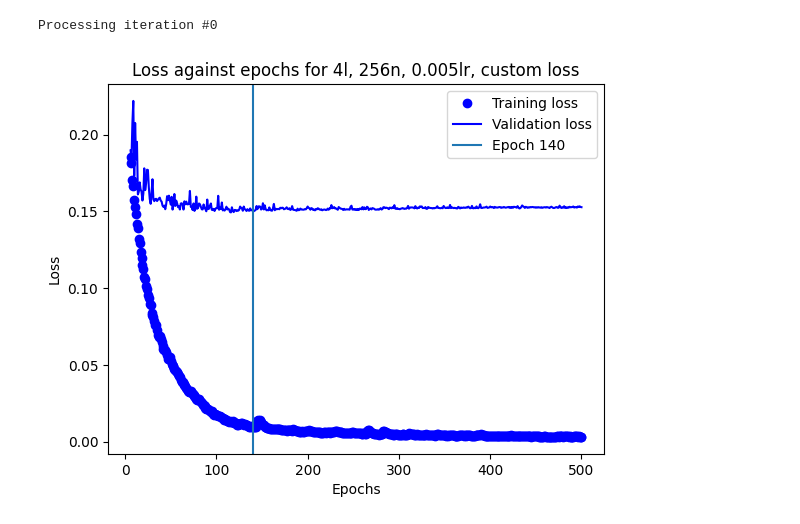
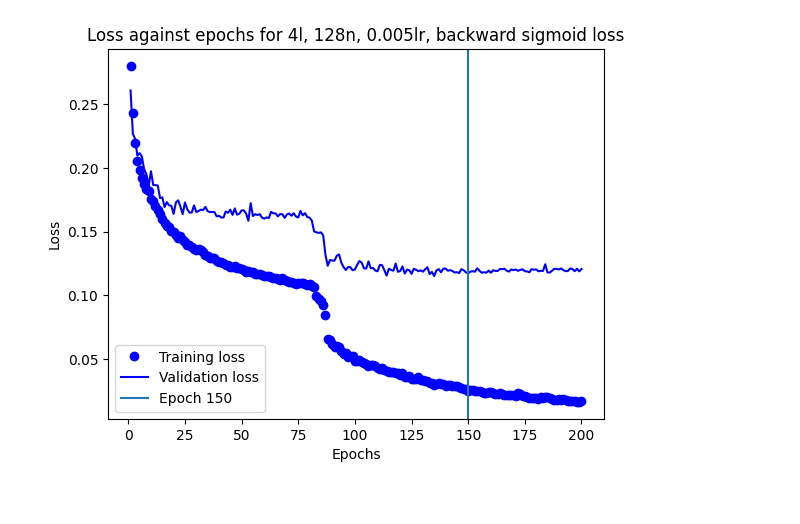
Before and after one commit to benvlasto/MPhys-Project, a Jupyter notebook: CLs_model.ipynb, the cells around one changed output. Saved outputs shown, nothing was run; the diff lists cells and outputs as text; code cells hidden in the pictures.

Commit message:
Trying new backward sigmoid MSE loss function. Better performance on validation data

```diff
--- a/CLs_model.ipynb
+++ b/CLs_model.ipynb
@@ -18,8 +18,12 @@ def custom_loss(y_true, y_pred):
     # Calculate normal squared error
     squared_error = tf.square(y_true - y_pred)
 
+    # Calculate sigmoid weight to focus on lower values
+    denominator = 1 + tf.exp(100*(y_pred-0.3))
+    weight = 0.5 * (1 + 1/denominator)
+
     # Apply weight to focus on values close to zero
-    weighted_squared_error = squared_error * (1-0.5*y_true)
+    weighted_squared_error = squared_error * weight
 
     # Return weighted MSE as loss
     loss = tf.reduce_mean(weighted_squared_error)
@@ -28,10 +32,10 @@ def custom_loss(y_true, y_pred):
 def build_model(): # Returns a compiled model, as K-fold cross validation involves building the same model lots of times
 
     model = keras.Sequential([
-        layers.Dense(256, activation="relu"),
-        layers.Dense(256, activation="relu"),
-        layers.Dense(256, activation="relu"),
-        layers.Dense(256, activation="relu"),
+        layers.Dense(128, activation="relu"),
+        layers.Dense(128, activation="relu"),
+        layers.Dense(128, activation="relu"),
+        layers.Dense(128, activation="relu"),
         layers.Dense(1, activation="sigmoid")
     ])
 
@@ -52,6 +56,8 @@ def k_fold_validation(k, num_epochs, df): # Trains model for one round of k-fold
     labels = shuffled_df.pop("Final__CLs")
     train = shuffled_df
     num_val_samples = len(train) // k
+    if k == 1:
+        num_val_samples = len(train) // 4
     all_histories = []
 
     for i in range(k):
@@ -95,38 +101,36 @@ def k_fold_validation(k, num_epochs, df): # Trains model for one round of k-fold
 
     return single_iter_val_accuracy, single_iter_train_accuracy
 # %%
-k = 2 # This value seems to work fine
-num_epochs = 500 # When testing new models, set this high enough to see overfitting (assuming model is powerful enough to overfit)
+k = 1 # This value seems to work fine
+num_epochs = 200 # When testing new models, set this high enough to see overfitting (assuming model is powerful enough to overfit)
 iterations = 1 # If accuracy scores have high variance, increase iterations to 5 (smoother) or 10 (smoothest)
 avg_train_accuracy = np.empty((iterations,num_epochs))
 avg_val_accuracy = np.empty((iterations,num_epochs))
 
 for i in range(iterations):
-    print(f"Processing iteration #{i}")
+    #print(f"Processing iteration #{i}")
     single_iter_val_accuracy, single_iter_train_accuracy = k_fold_validation(k, num_epochs, train)
     avg_val_accuracy[i,:] = single_iter_val_accuracy
     avg_train_accuracy[i,:] = single_iter_train_accuracy
 avg_val_accuracy = avg_val_accuracy.mean(axis=0)
 avg_train_accuracy = avg_train_accuracy.mean(axis=0)
-# %% [output]
-Processing iteration #0
 # %%
 # Plot training and validation accuracy for each epoch
 
-best_epoch = 140
-cut = 5
+best_epoch = 150
+cut = 0
 epochs = range(cut+1, num_epochs + 1)
 plt.plot(epochs, avg_train_accuracy[cut:], "bo", label="Training loss")
 plt.plot(epochs, avg_val_accuracy[cut:], "b", label="Validation loss")
 plt.axvline(best_epoch, label=f"Epoch {best_epoch}")
-plt.title("Loss against epochs for 4l, 256n, 0.005lr, custom loss")
+plt.title("Loss against epochs for 4l, 128n, 0.005lr, backward sigmoid loss")
 plt.xlabel("Epochs")
 plt.ylabel("Loss")
 plt.legend()
-#plt.savefig("custom_loss_fitting_data_CLs_500_epochs.png")
+#plt.savefig("backward_sigmoid_loss_CLs_500_epochs.png")
 plt.show()
 # %% [output]
-[figure, old version]
+[figure, new version]
 # %%
 # Train new model on all of the available data
 # Best epoch for this model is 140
```
Also changed, not shown: parts of 3 cells of this notebook, 3 other files.
